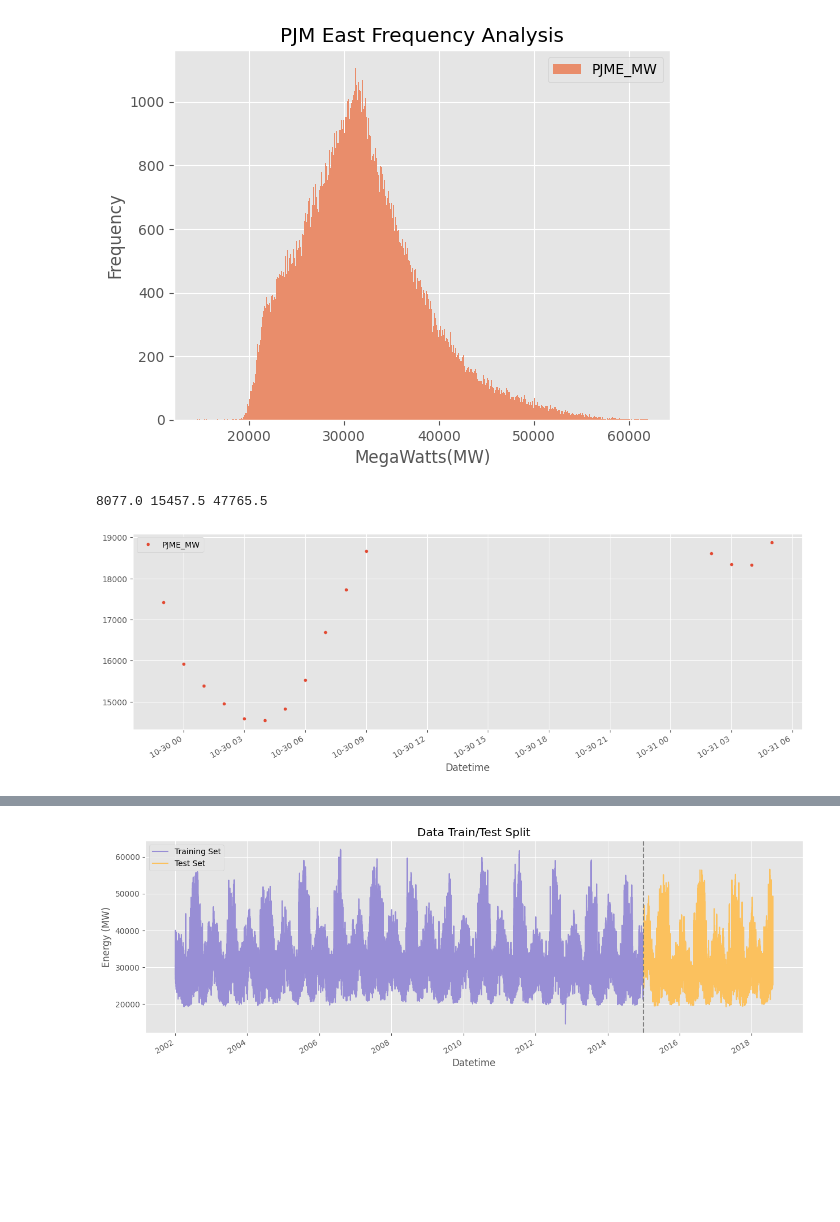
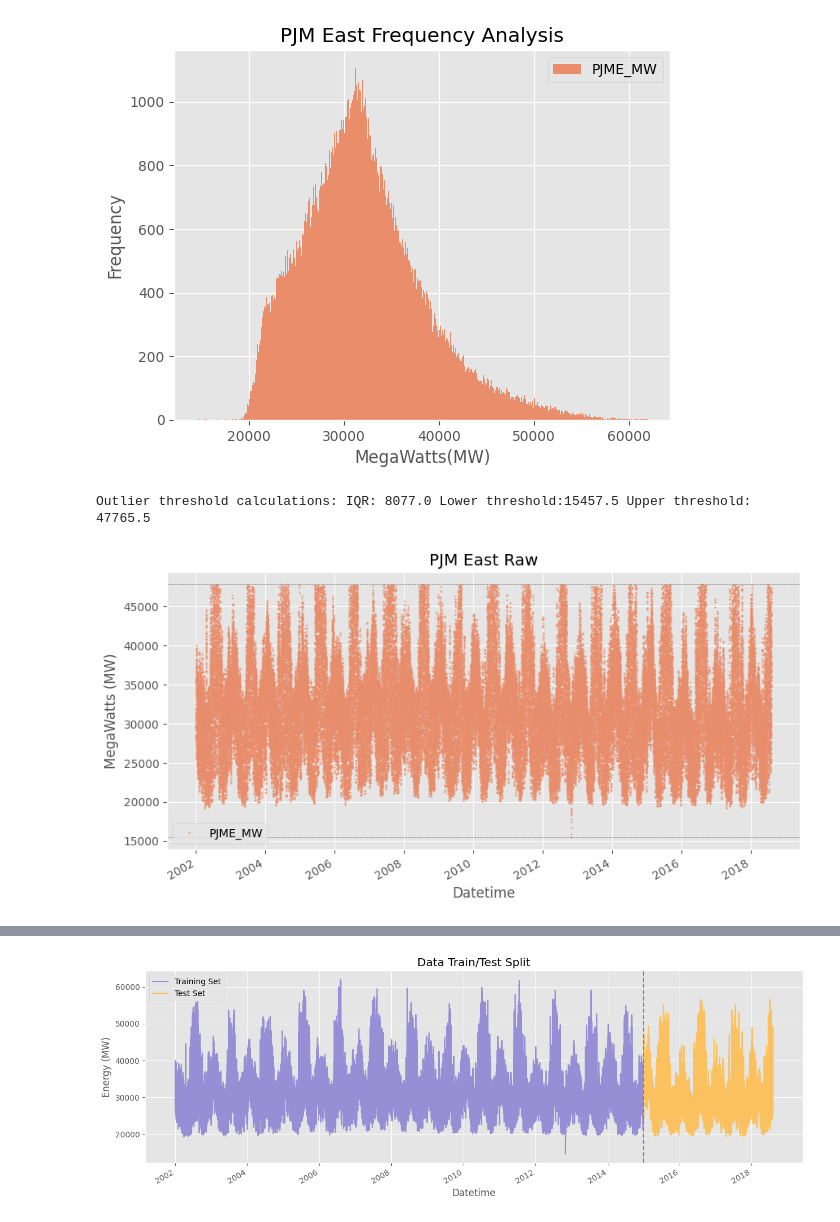
Before and after one commit to minari314159/Energy_Forcasting, a Jupyter notebook: Forecasting.ipynb, the cells around one changed output, grey strips where cells are left out. Cells and saved outputs as stored; diff of their text form; code cells hidden in the pictures; blank space fills up the shorter version.

```diff
--- a/Forecasting.ipynb
+++ b/Forecasting.ipynb
@@ -70,12 +71,15 @@ iqr_value = iqr(pjme['PJME_MW'])
 lower_threshold = np.quantile(pjme['PJME_MW'], 0.25) - ((1.5) * (iqr_value))
 upper_threshold = np.quantile(pjme['PJME_MW'], 0.75) + ((1.5) * (iqr_value))
 
-print(iqr_value, lower_threshold, upper_threshold)
+print('Outlier threshold calculations:',f'IQR: {iqr_value}', f'Lower threshold:{lower_threshold}', f'Upper threshold: {upper_threshold}')
 # %% [output]
-8077.0 15457.5 47765.5
+Outlier threshold calculations: IQR: 8077.0 Lower threshold:15457.5 Upper threshold: 47765.5
-# %%
-pjme.query('PJME_MW < 19_000').plot(figsize=(15,5), style='.')
-plt.show()
-# %% [output]
-[figure, removed]
+# %%
+pjme.plot(style='.', figsize=(10, 5), ms=1, color=colour_pal,
+          ylabel='MegaWatts (MW)', title='PJM East Raw')
+plt.axhline(y=upper_threshold, color='grey', linestyle='--',linewidth=0.5)
+plt.axhline(y=lower_threshold, color='grey', linestyle='--', linewidth=0.5)
+plt.show()
+# %% [output]
+[figure, added]
 # %%
```
Also changed, not shown: parts of 11 cells of this notebook.
